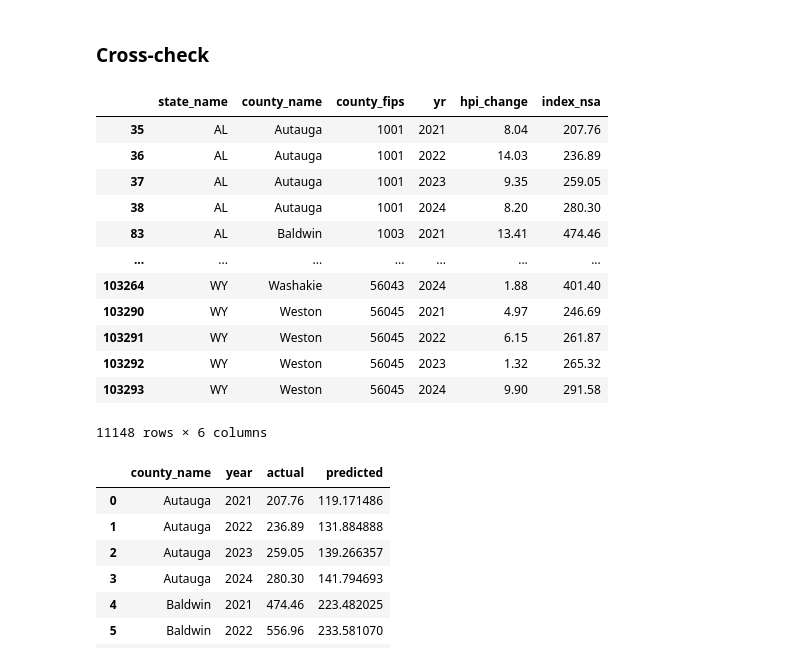
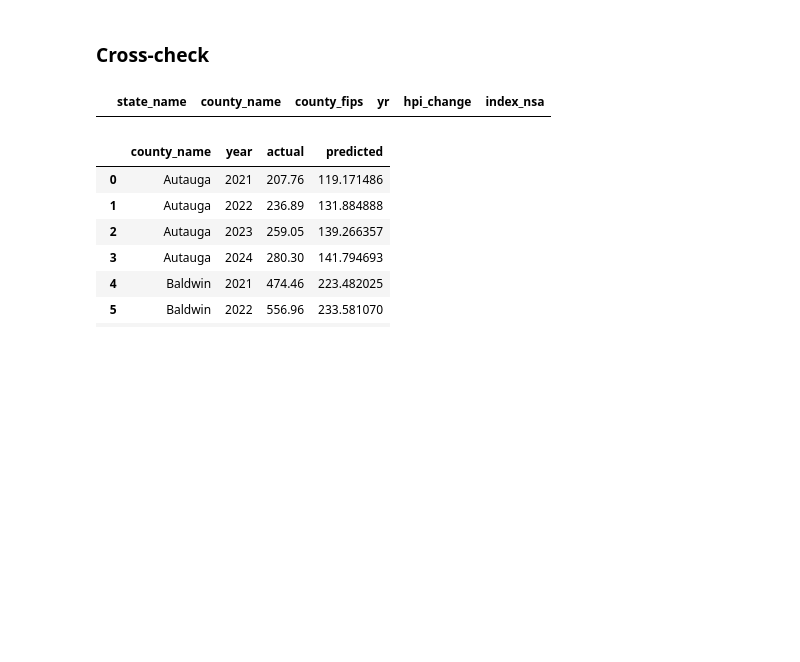
Before and after one commit to Ramil-cyber/Capstone_Citizensbank_climate-risk_insurance-exposure_monitoring, a Jupyter notebook: 03_code/data_exploration/lstm_arima_v1.ipynb, the cells around one changed output. Saved outputs shown, nothing was run; the diff lists cells and outputs as text; code cells hidden in the pictures; blank space fills up the shorter version.

```diff
--- a/03_code/data_exploration/lstm_arima_v1.ipynb
+++ b/03_code/data_exploration/lstm_arima_v1.ipynb
@@ -472,25 +473,13 @@ Forecast Results for Multiple Counties:
 ### Cross-check
 # %%
 hpi = pd.read_csv("../../02_processed_data/hpi_county_2000_2024.csv")
-hpi = hpi[hpi["yr"].between(2021, 2025)]
+hpi = hpi[hpi["yr"].between(2025, 2030)]
 hpi = hpi.rename(
     columns={"county_fips5": "county_fips", "county/county_equivalent": "county_name"}
 )
 hpi.sort_values(by=["county_fips", "yr"])
 # %% [output]
 |  | state_name | county_name | county_fips | yr | hpi_change | index_nsa |
-| 35 | AL | Autauga | 1001 | 2021 | 8.04 | 207.76 |
-| 36 | AL | Autauga | 1001 | 2022 | 14.03 | 236.89 |
-| 37 | AL | Autauga | 1001 | 2023 | 9.35 | 259.05 |
-| 38 | AL | Autauga | 1001 | 2024 | 8.20 | 280.30 |
-| 83 | AL | Baldwin | 1003 | 2021 | 13.41 | 474.46 |
-| ... | ... | ... | ... | ... | ... | ... |
-| 103264 | WY | Washakie | 56043 | 2024 | 1.88 | 401.40 |
-| 103290 | WY | Weston | 56045 | 2021 | 4.97 | 246.69 |
-| 103291 | WY | Weston | 56045 | 2022 | 6.15 | 261.87 |
-| 103292 | WY | Weston | 56045 | 2023 | 1.32 | 265.32 |
-| 103293 | WY | Weston | 56045 | 2024 | 9.90 | 291.58 |
-11148 rows × 6 columns
 # %%
 all_results["yr"] = all_results["yr"].astype(int)
 all_results = all_results.loc[:, ~all_results.columns.duplicated()]
```
Also changed, not shown: parts of 3 cells of this notebook, 2 other files.
